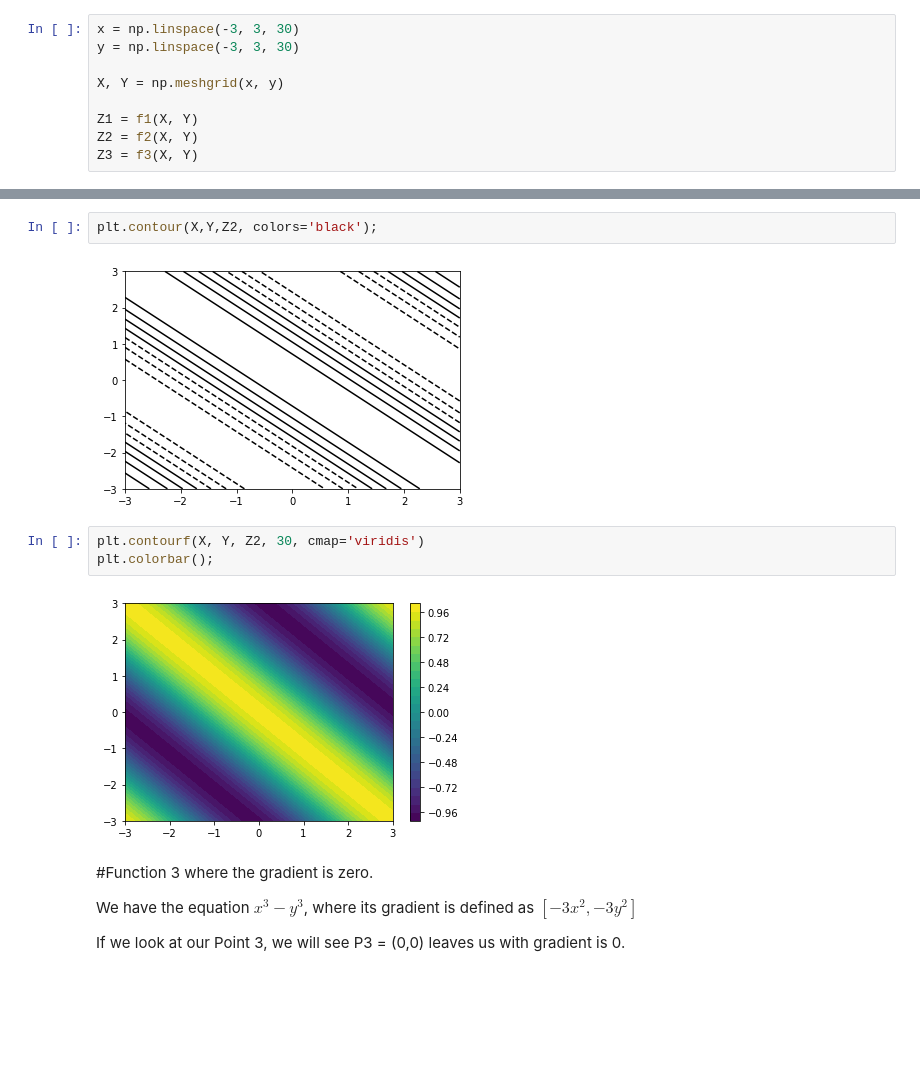
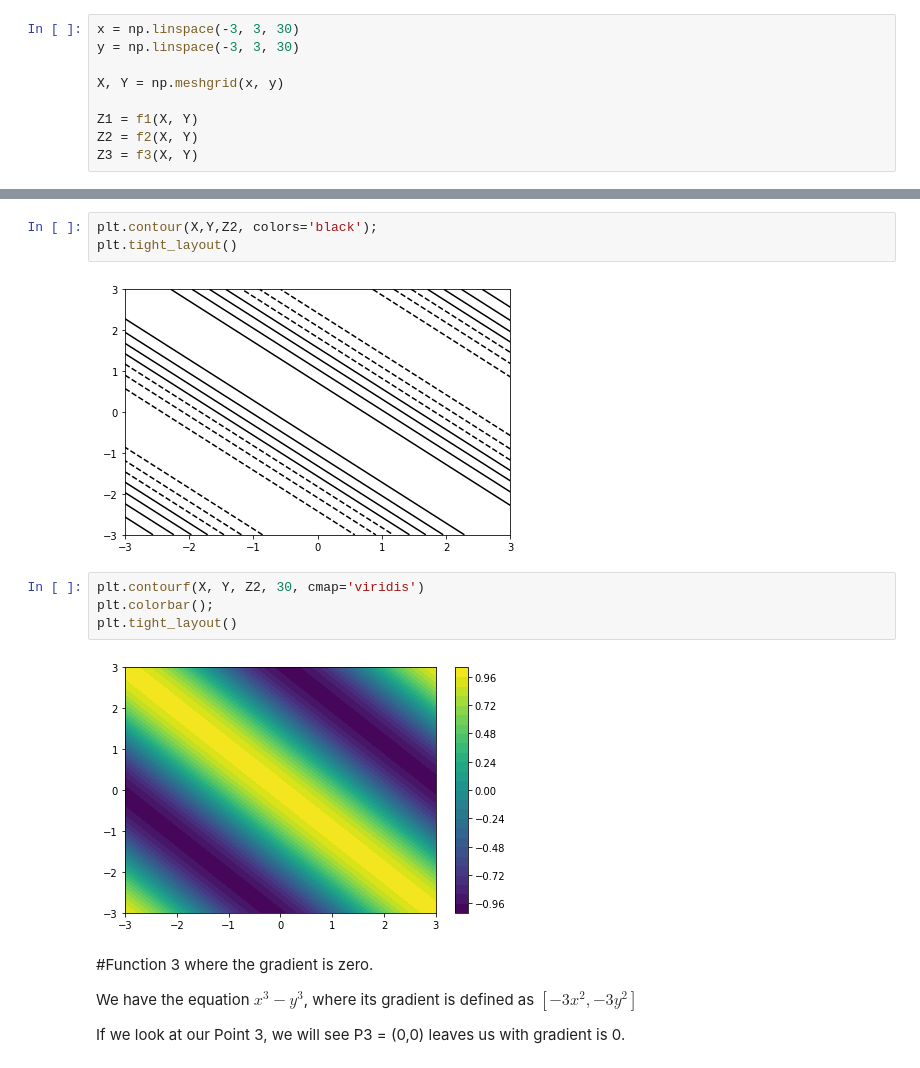
Before and after one commit to JoshRome/ai_course, a Jupyter notebook: HW2/HW2_P1.ipynb, the cells around one changed output, grey strips where cells are left out. Drawn from its saved outputs; the diff is of its cells as text; blank space fills up the shorter version.

```diff
--- a/HW2/HW2_P1.ipynb
+++ b/HW2/HW2_P1.ipynb
@@ -73,13 +82,15 @@ Max at Z =  1.0
 [figure]
 # %%
 plt.contour(X,Y,Z2, colors='black');
+plt.tight_layout()
 # %% [output]
-[figure, old version]
+[figure, new version]
 # %%
 plt.contourf(X, Y, Z2, 30, cmap='viridis')
 plt.colorbar();
+plt.tight_layout()
 # %% [output]
-[figure, old version]
+[figure, new version]
 # %% [markdown]
 #Function 3 where the gradient is zero.
 
```
Also changed, not shown: parts of 11 cells of this notebook.
